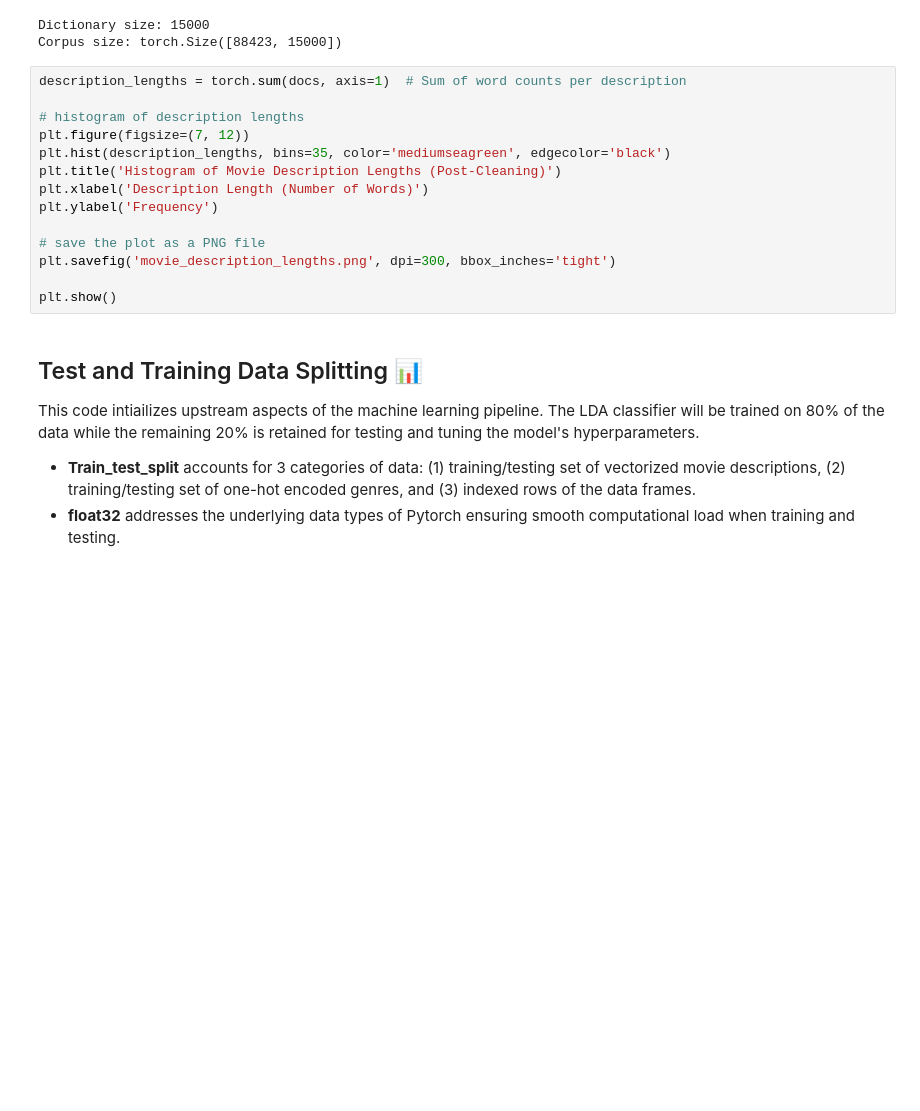
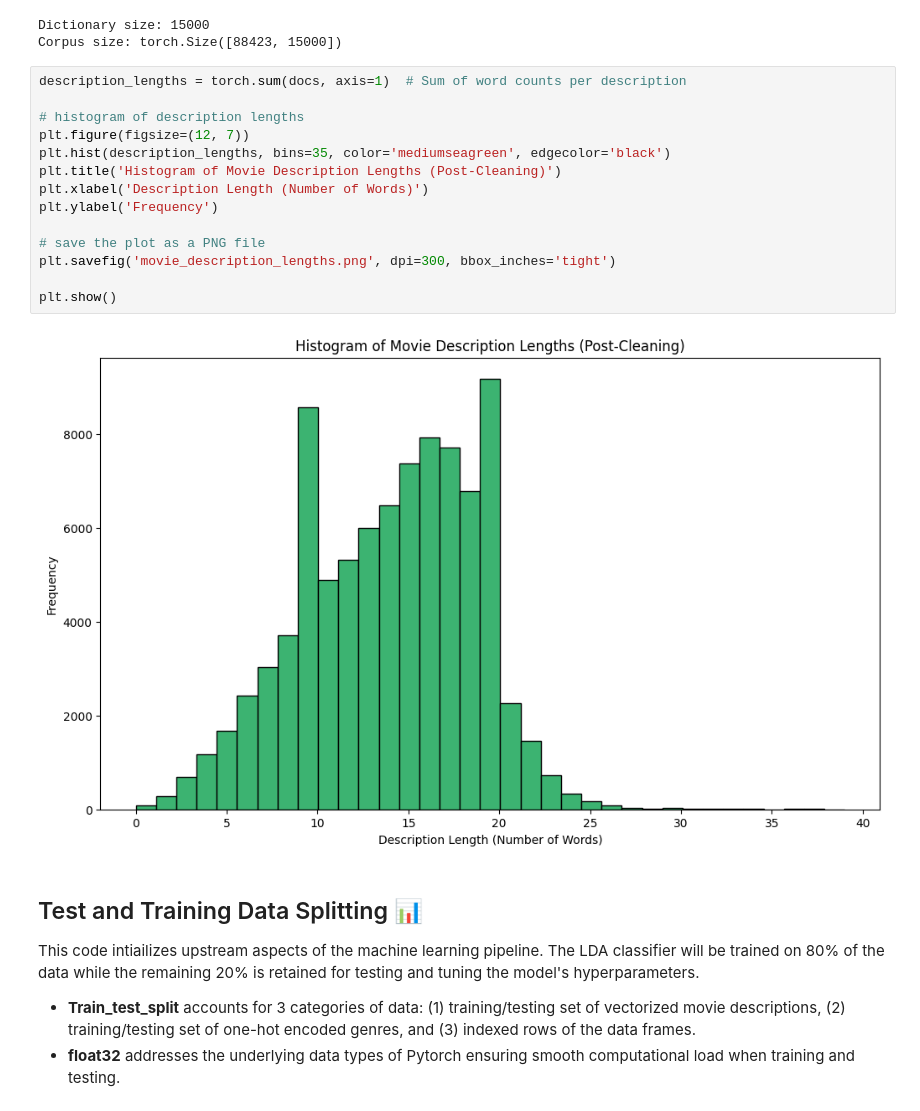
Before and after one commit to JensPars/MBML, a Jupyter notebook: Final_Notebook.ipynb, the cells around one changed output. Cells and saved outputs as stored; diff of their text form; blank space fills up the shorter version.

```diff
--- a/Final_Notebook.ipynb
+++ b/Final_Notebook.ipynb
@@ -378,17 +438,19 @@ Corpus size: torch.Size([88423, 15000])
 # %%
 description_lengths = torch.sum(docs, axis=1)  # Sum of word counts per description
 
 # histogram of description lengths
-plt.figure(figsize=(7, 12))
+plt.figure(figsize=(12, 7))
 plt.hist(description_lengths, bins=35, color='mediumseagreen', edgecolor='black')
 plt.title('Histogram of Movie Description Lengths (Post-Cleaning)')
 plt.xlabel('Description Length (Number of Words)')
 plt.ylabel('Frequency')
 
 # save the plot as a PNG file
 plt.savefig('movie_description_lengths.png', dpi=300, bbox_inches='tight')
 
 plt.show()
+# %% [output]
+[figure, added]
 # %% [markdown]
 ## Test and Training Data Splitting 📊
 
```
Also changed, not shown: parts of 18 cells of this notebook, 1 other file.
